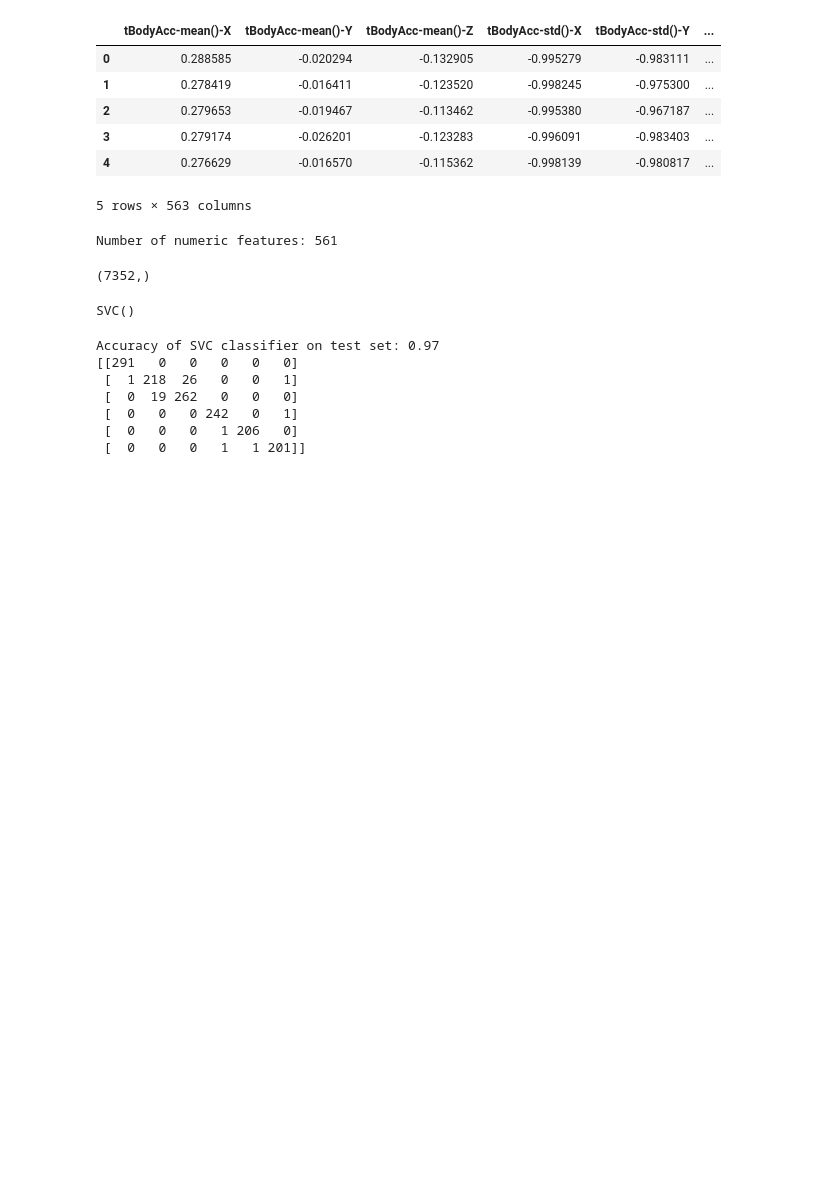
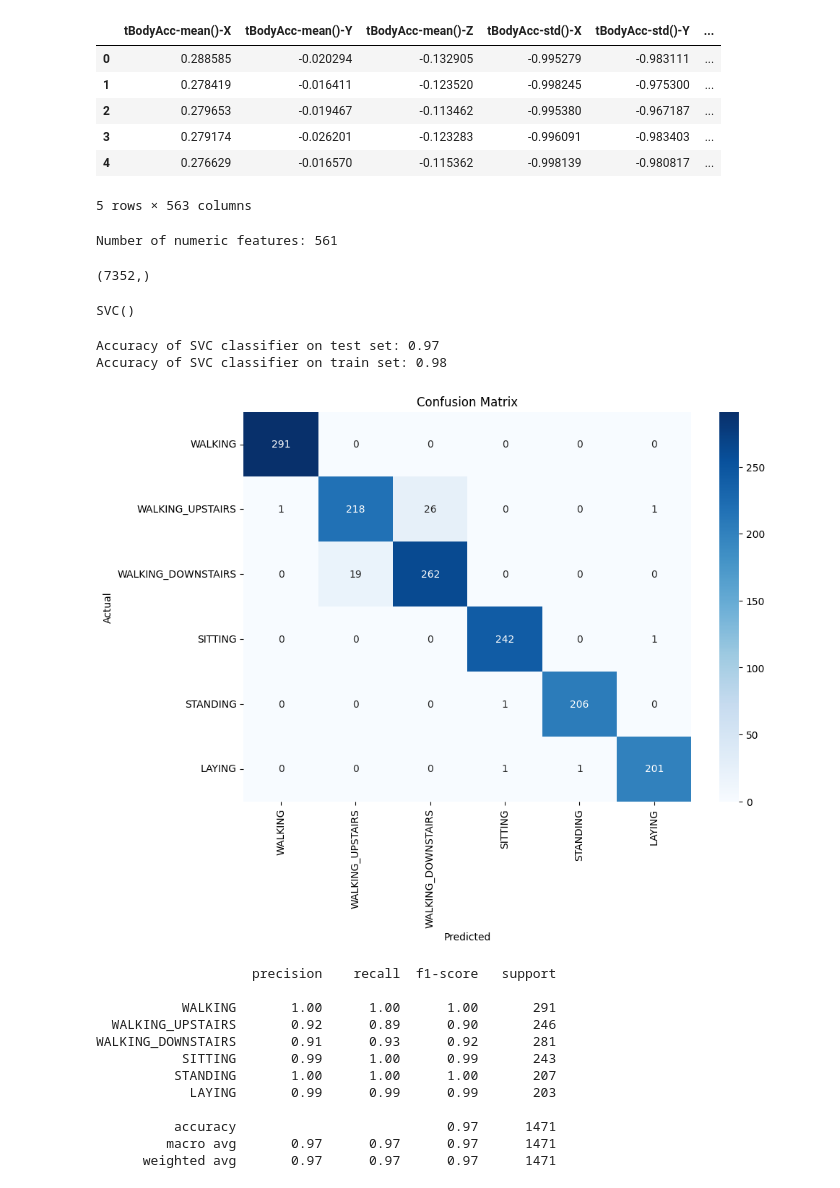
Before and after one commit to nbhatt1539/CSC5610-Final-project-E302, a Jupyter notebook: CSC6621Final project.ipynb, the cells around one changed output. Saved outputs shown, nothing was run; the diff lists cells and outputs as text; code cells hidden in the pictures; blank space fills up the shorter version.

Commit message:
updated to actual labels

```diff
--- a/CSC6621Final project.ipynb
+++ b/CSC6621Final project.ipynb
@@ -101,13 +102,48 @@ SVC()
 # %%
 y_pred=svc.predict(X_test)
 # %%
+# print accuracy
 print("Accuracy of SVC classifier on test set: {:.2f}".format(accuracy_score(y_test, y_pred)))
-print(confusion_matrix(y_test,y_pred))
+print("Accuracy of SVC classifier on train set: {:.2f}".format(accuracy_score(y_train, svc.predict(X_train))))
+
+# plot the confusion matrix
+from sklearn.metrics import confusion_matrix
+import seaborn as sns
+activity_labels = [
+    "WALKING",
+    "WALKING_UPSTAIRS",
+    "WALKING_DOWNSTAIRS",
+    "SITTING",
+    "STANDING",
+    "LAYING"
+]
+
+
+confusion = confusion_matrix(y_test, y_pred)
+plt.figure(figsize=(10,7))
+sns.heatmap(confusion, annot=True, fmt='d', cmap='Blues', xticklabels=activity_labels, yticklabels=activity_labels)
+plt.ylabel('Actual')
+plt.xlabel('Predicted')
+plt.title('Confusion Matrix')
+plt.show()
+
+
+
+# print classification report
+print(classification_report(y_test, y_pred, target_names=activity_labels))
 # %% [output]
 Accuracy of SVC classifier on test set: 0.97
-[[291   0   0   0   0   0]
- [  1 218  26   0   0   1]
- [  0  19 262   0   0   0]
- [  0   0   0 242   0   1]
- [  0   0   0   1 206   0]
- [  0   0   0   1   1 201]]
+Accuracy of SVC classifier on train set: 0.98
+[figure, added]
+                    precision    recall  f1-score   support
+
+           WALKING       1.00      1.00      1.00       291
+  WALKING_UPSTAIRS       0.92      0.89      0.90       246
+WALKING_DOWNSTAIRS       0.91      0.93      0.92       281
+           SITTING       0.99      1.00      0.99       243
+          STANDING       1.00      1.00      1.00       207
+            LAYING       0.99      0.99      0.99       203
+
+          accuracy                           0.97      1471
+         macro avg       0.97      0.97      0.97      1471
+      weighted avg       0.97      0.97      0.97      1471
```
Also changed, not shown: parts of 1 cell of this notebook.
